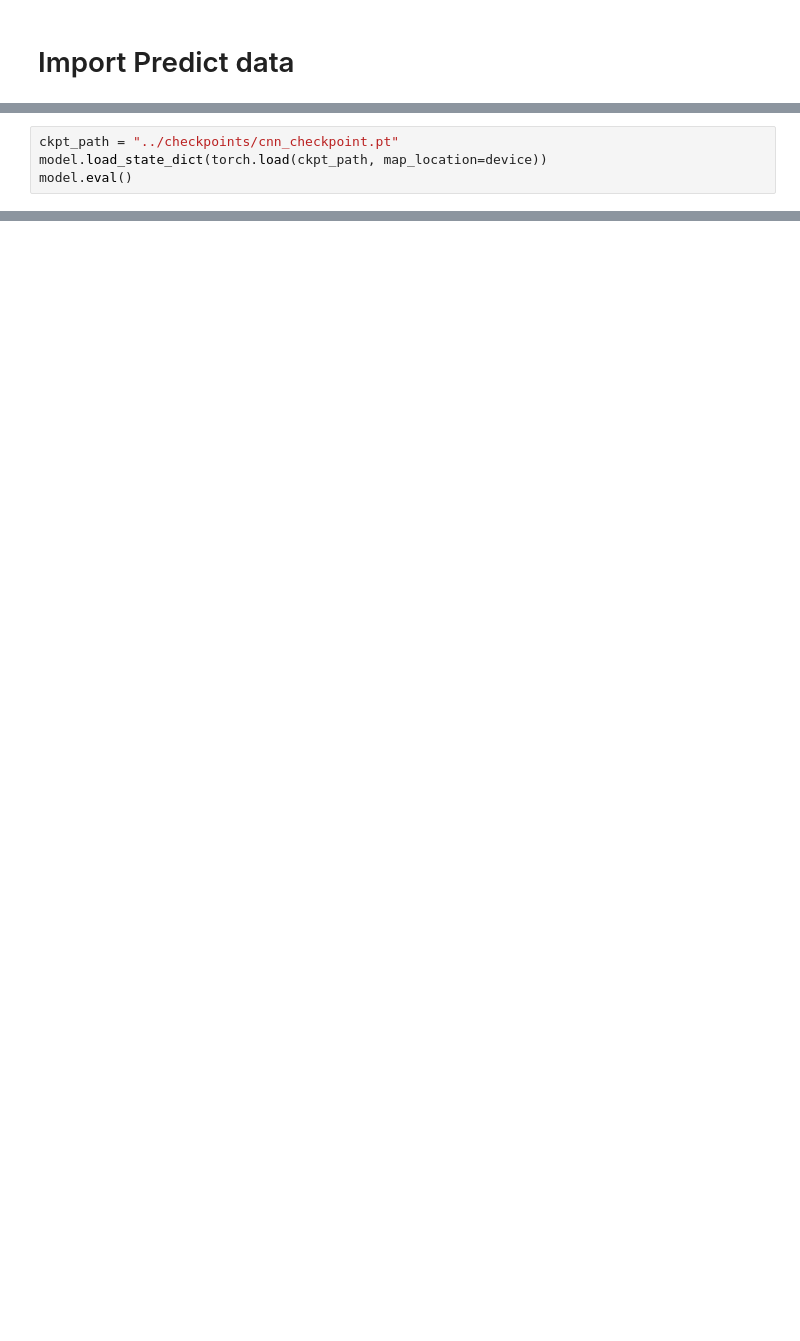
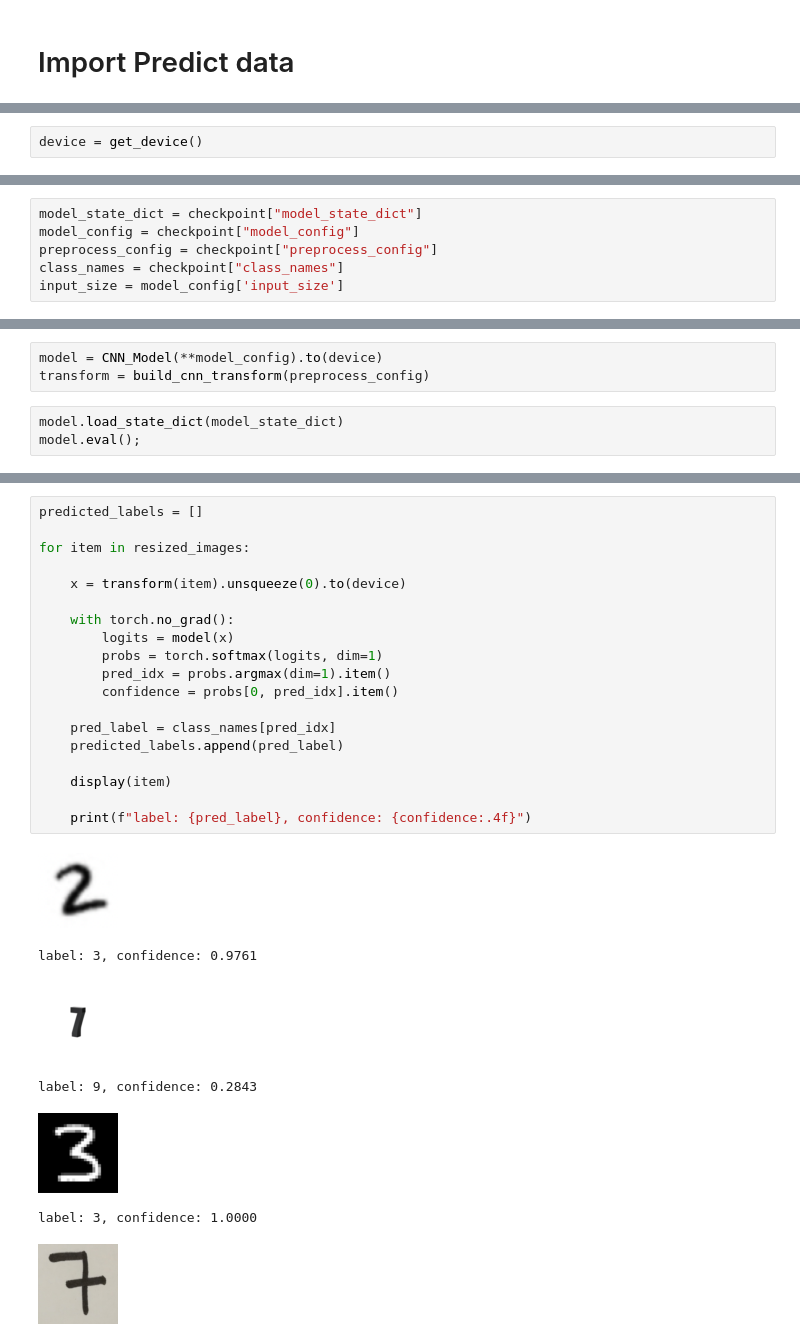
Before and after one commit to Adalaupy/pytorch-usages, a Jupyter notebook: predict/cnn_predict.ipynb, the cells around one changed output, grey strips where cells are left out. Saved outputs shown, nothing was run; the diff lists cells and outputs as text; blank space fills up the shorter version.

```diff
--- a/predict/cnn_predict.ipynb
+++ b/predict/cnn_predict.ipynb
@@ -39,0 +37,2 @@ for i in os.listdir(image_path):
+# %%
+device = get_device()
@@ -39,0 +59,6 @@ for i in os.listdir(image_path):
+# %%
+model_state_dict = checkpoint["model_state_dict"]
+model_config = checkpoint["model_config"]
+preprocess_config = checkpoint["preprocess_config"]
+class_names = checkpoint["class_names"]
+input_size = model_config['input_size']
@@ -40,4 +67,6 @@ for i in os.listdir(image_path):
+# %%
+model = CNN_Model(**model_config).to(device)
+transform = build_cnn_transform(preprocess_config)
 # %%
-ckpt_path = "../checkpoints/cnn_checkpoint.pt"
-model.load_state_dict(torch.load(ckpt_path, map_location=device))
-model.eval()
+model.load_state_dict(model_state_dict)
+model.eval();
@@ -43,0 +75,27 @@ model.eval()
+# %%
+predicted_labels = []
+
+for item in resized_images:
+
+    x = transform(item).unsqueeze(0).to(device)
+
+    with torch.no_grad():
+        logits = model(x)
+        probs = torch.softmax(logits, dim=1)
+        pred_idx = probs.argmax(dim=1).item()
+        confidence = probs[0, pred_idx].item()
+
+    pred_label = class_names[pred_idx]
+    predicted_labels.append(pred_label)
+
+    display(item)
+
+    print(f"label: {pred_label}, confidence: {confidence:.4f}")
+# %% [output]
+[figure, added]
+label: 3, confidence: 0.9761
+[figure, added]
+label: 9, confidence: 0.2843
+[figure, added]
+label: 3, confidence: 1.0000
+[figure, added]
```
Also changed, not shown: parts of 10 cells of this notebook, 2 other files.
